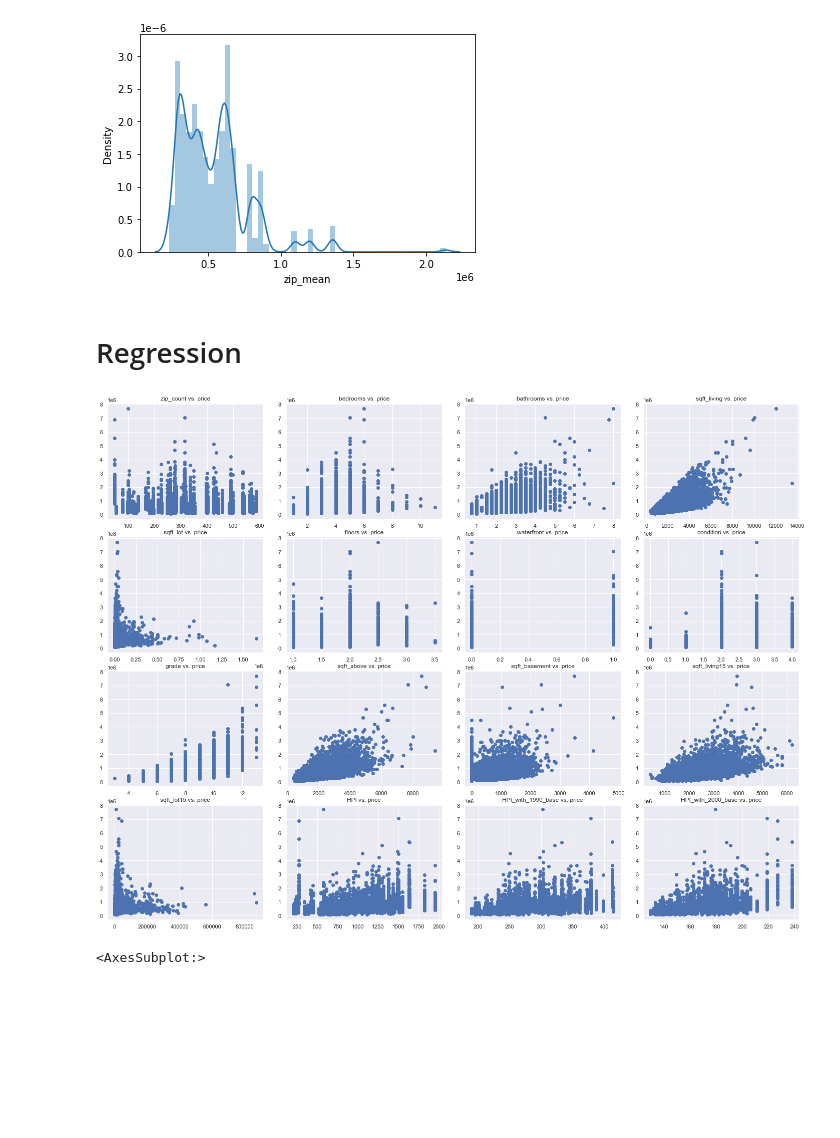
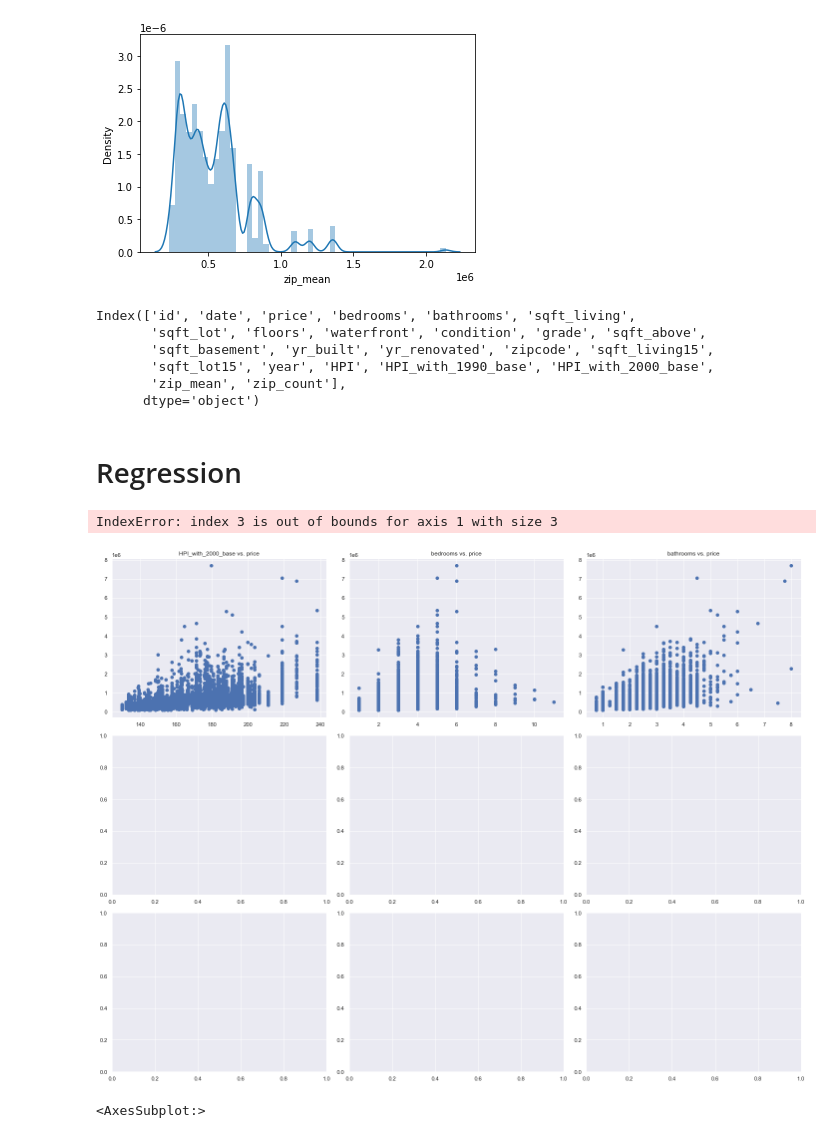
Before and after one commit to hgcostello/Phase2-Project, a Jupyter notebook: hgc_working_notebook.ipynb, the cells around one changed output. Cells and saved outputs as stored; diff of their text form; code cells hidden in the pictures; blank space fills up the shorter version.

```diff
--- a/hgc_working_notebook.ipynb
+++ b/hgc_working_notebook.ipynb
@@ -298,27 +298,37 @@ df_merged['zip_count'] = df_merged.groupby('zipcode')['zipcode'].transform('coun
 sns.distplot(df_merged['zip_mean']);
 # %% [output]
 [figure]
+# %%
+df_merged.columns
+# %% [output]
+Index(['id', 'date', 'price', 'bedrooms', 'bathrooms', 'sqft_living',
+       'sqft_lot', 'floors', 'waterfront', 'condition', 'grade', 'sqft_above',
+       'sqft_basement', 'yr_built', 'yr_renovated', 'zipcode', 'sqft_living15',
+       'sqft_lot15', 'year', 'HPI', 'HPI_with_1990_base', 'HPI_with_2000_base',
+       'zip_mean', 'zip_count'],
+      dtype='object')
 # %% [markdown]
 # Regression
 # %%
 sns.set()
 
-fig, axs = plt.subplots(4,4)
+fig, axs = plt.subplots(3,3)
 
 fig.set_figheight(15)
 fig.set_figwidth(20)
 plt.tight_layout()
-x = df_merged.drop(columns=['price', 'date', 'id', 'yr_built', 'yr_renovated', 'zipcode', 'year', 'zip_count'])
+x = df_merged.drop(columns=['zip_mean','zip_count','price', 'date', 'id', 'yr_built', 'yr_renovated', 'zipcode', 'year', 'zip_count'])
 y = df_merged['price']
 column_num = 0
 
 for w in range(4):
     for h in range(4):
         axs[w,h].scatter(x.iloc[:,(column_num-1)], y)
         axs[w,h].set_title('{} vs. {}'.format(x.columns[column_num-1], 'price'))
         column_num += 1
 # %% [output]
+IndexError: index 3 is out of bounds for axis 1 with size 3
-[figure, old version]
+[figure, new version]
 # %%
 plt.figure(figsize=(20,12))
 sns.heatmap(df_merged.corr(),annot=True)
```
Also changed, not shown: parts of 6 cells of this notebook.
